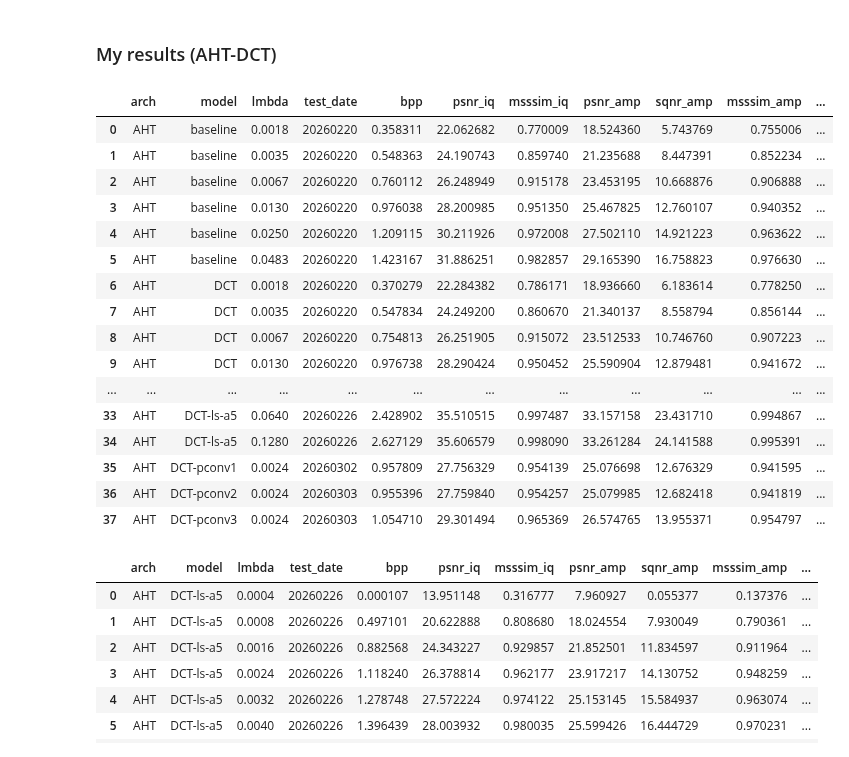
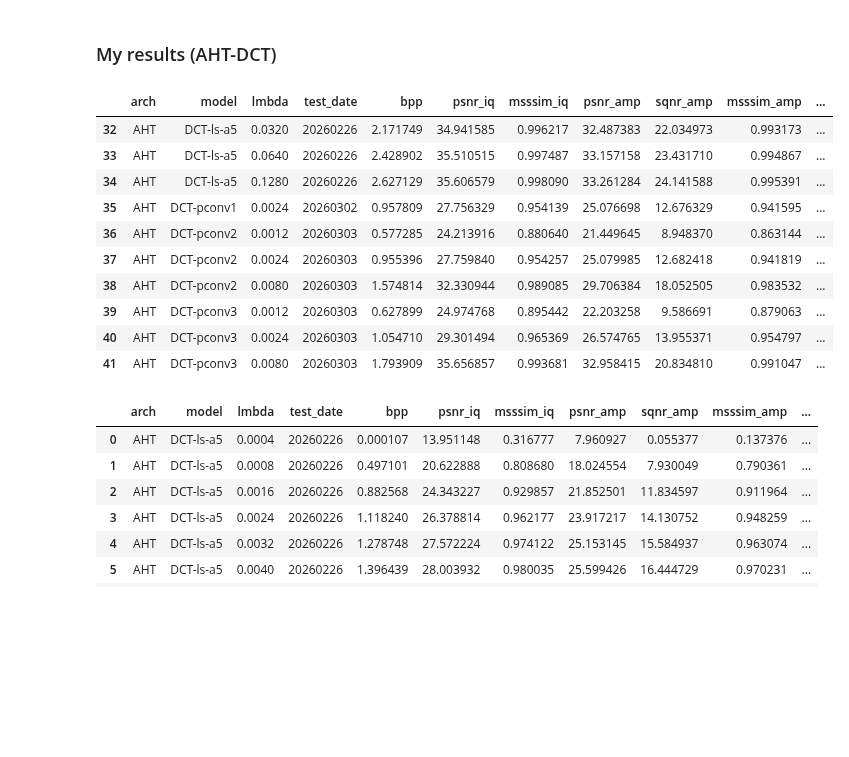
Before and after one commit to zb-umkc/PACT, a Jupyter notebook: analysis.ipynb, the cells around one changed output. Cells and saved outputs as stored; diff of their text form; code cells hidden in the pictures; blank space fills up the shorter version.

```diff
--- a/analysis.ipynb
+++ b/analysis.ipynb
@@ -11,25 +11,19 @@ pd.set_option('display.max_columns', None)
 # %%
 results_df = pd.read_csv("results.csv", header=0)
 
-results_df.head(50)
+results_df.tail(10)
 # %% [output]
 |  | arch | model | lmbda | test_date | bpp | psnr_iq | msssim_iq | psnr_amp | sqnr_amp | msssim_amp | ... |
-| 0 | AHT | baseline | 0.0018 | 20260220 | 0.358311 | 22.062682 | 0.770009 | 18.524360 | 5.743769 | 0.755006 | ... |
-| 1 | AHT | baseline | 0.0035 | 20260220 | 0.548363 | 24.190743 | 0.859740 | 21.235688 | 8.447391 | 0.852234 | ... |
-| 2 | AHT | baseline | 0.0067 | 20260220 | 0.760112 | 26.248949 | 0.915178 | 23.453195 | 10.668876 | 0.906888 | ... |
-| 3 | AHT | baseline | 0.0130 | 20260220 | 0.976038 | 28.200985 | 0.951350 | 25.467825 | 12.760107 | 0.940352 | ... |
-| 4 | AHT | baseline | 0.0250 | 20260220 | 1.209115 | 30.211926 | 0.972008 | 27.502110 | 14.921223 | 0.963622 | ... |
-| 5 | AHT | baseline | 0.0483 | 20260220 | 1.423167 | 31.886251 | 0.982857 | 29.165390 | 16.758823 | 0.976630 | ... |
-| 6 | AHT | DCT | 0.0018 | 20260220 | 0.370279 | 22.284382 | 0.786171 | 18.936660 | 6.183614 | 0.778250 | ... |
-| 7 | AHT | DCT | 0.0035 | 20260220 | 0.547834 | 24.249200 | 0.860670 | 21.340137 | 8.558794 | 0.856144 | ... |
-| 8 | AHT | DCT | 0.0067 | 20260220 | 0.754813 | 26.251905 | 0.915072 | 23.512533 | 10.746760 | 0.907223 | ... |
-| 9 | AHT | DCT | 0.0130 | 20260220 | 0.976738 | 28.290424 | 0.950452 | 25.590904 | 12.879481 | 0.941672 | ... |
-| ... | ... | ... | ... | ... | ... | ... | ... | ... | ... | ... | ... |
+| 32 | AHT | DCT-ls-a5 | 0.0320 | 20260226 | 2.171749 | 34.941585 | 0.996217 | 32.487383 | 22.034973 | 0.993173 | ... |
 | 33 | AHT | DCT-ls-a5 | 0.0640 | 20260226 | 2.428902 | 35.510515 | 0.997487 | 33.157158 | 23.431710 | 0.994867 | ... |
 | 34 | AHT | DCT-ls-a5 | 0.1280 | 20260226 | 2.627129 | 35.606579 | 0.998090 | 33.261284 | 24.141588 | 0.995391 | ... |
 | 35 | AHT | DCT-pconv1 | 0.0024 | 20260302 | 0.957809 | 27.756329 | 0.954139 | 25.076698 | 12.676329 | 0.941595 | ... |
-| 36 | AHT | DCT-pconv2 | 0.0024 | 20260303 | 0.955396 | 27.759840 | 0.954257 | 25.079985 | 12.682418 | 0.941819 | ... |
-| 37 | AHT | DCT-pconv3 | 0.0024 | 20260303 | 1.054710 | 29.301494 | 0.965369 | 26.574765 | 13.955371 | 0.954797 | ... |
+| 36 | AHT | DCT-pconv2 | 0.0012 | 20260303 | 0.577285 | 24.213916 | 0.880640 | 21.449645 | 8.948370 | 0.863144 | ... |
+| 37 | AHT | DCT-pconv2 | 0.0024 | 20260303 | 0.955396 | 27.759840 | 0.954257 | 25.079985 | 12.682418 | 0.941819 | ... |
+| 38 | AHT | DCT-pconv2 | 0.0080 | 20260303 | 1.574814 | 32.330944 | 0.989085 | 29.706384 | 18.052505 | 0.983532 | ... |
+| 39 | AHT | DCT-pconv3 | 0.0012 | 20260303 | 0.627899 | 24.974768 | 0.895442 | 22.203258 | 9.586691 | 0.879063 | ... |
+| 40 | AHT | DCT-pconv3 | 0.0024 | 20260303 | 1.054710 | 29.301494 | 0.965369 | 26.574765 | 13.955371 | 0.954797 | ... |
+| 41 | AHT | DCT-pconv3 | 0.0080 | 20260303 | 1.793909 | 35.656857 | 0.993681 | 32.958415 | 20.834810 | 0.991047 | ... |
 # %%
 results_highres_df = pd.read_csv("results_highres.csv", header=0)
 
```
Also changed, not shown: parts of 1 cell of this notebook, 6 other files.
